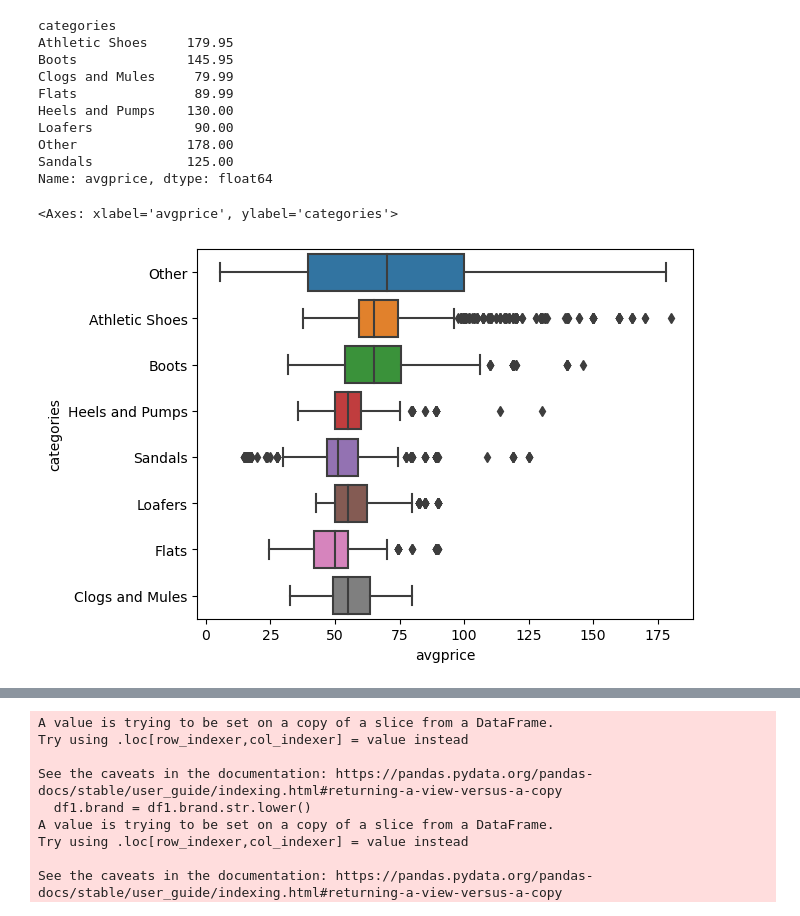
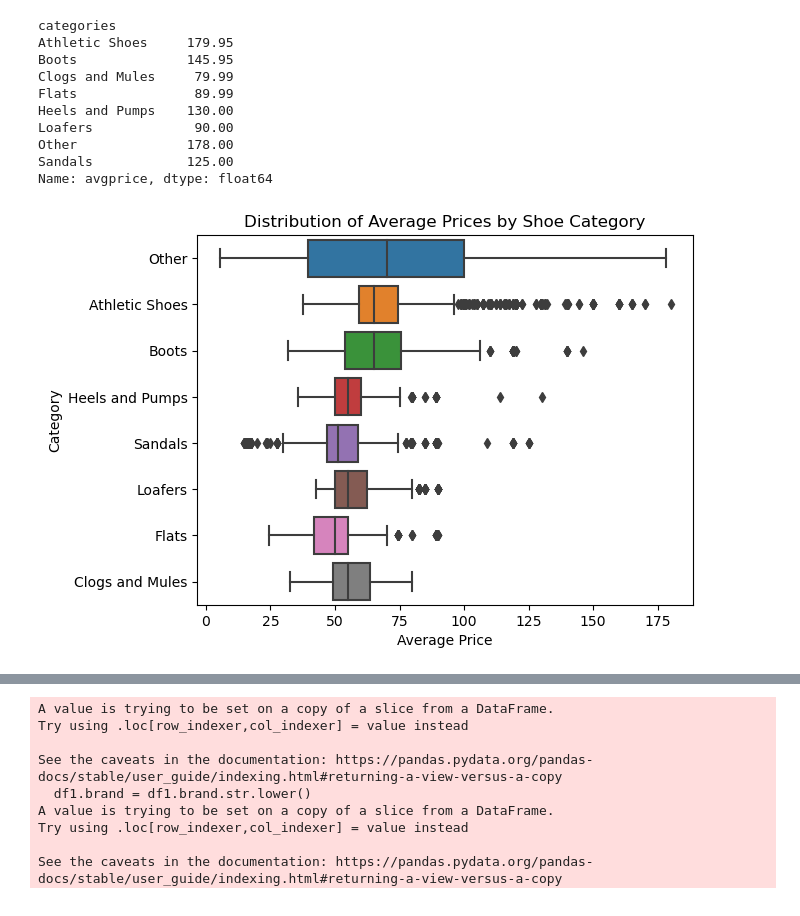
Before and after one commit to azim-charaniya/DS-Women-s-Shoe-Prices, a Jupyter notebook: Untitled_Aug1.ipynb, the cells around one changed output, grey strips where cells are left out. Cells and saved outputs as stored; diff of their text form; code cells hidden in the pictures.

```diff
--- a/Untitled_Aug1.ipynb
+++ b/Untitled_Aug1.ipynb
@@ -812,7 +808,8 @@ Other              178.00
 Sandals            125.00
 Name: avgprice, dtype: float64
 # %%
-sns.boxplot(df,x="avgprice",y="categories")
+ax = sns.boxplot(data=df,x="avgprice",y="categories")
+ax.set(xlabel='Average Price', ylabel='Category', title='Distribution of Average Prices by Shoe Category')
+plt.show()
 # %% [output]
-<Axes: xlabel='avgprice', ylabel='categories'>
-[figure, old version]
+[figure, new version]
```
Also changed, not shown: parts of 22 cells of this notebook.
